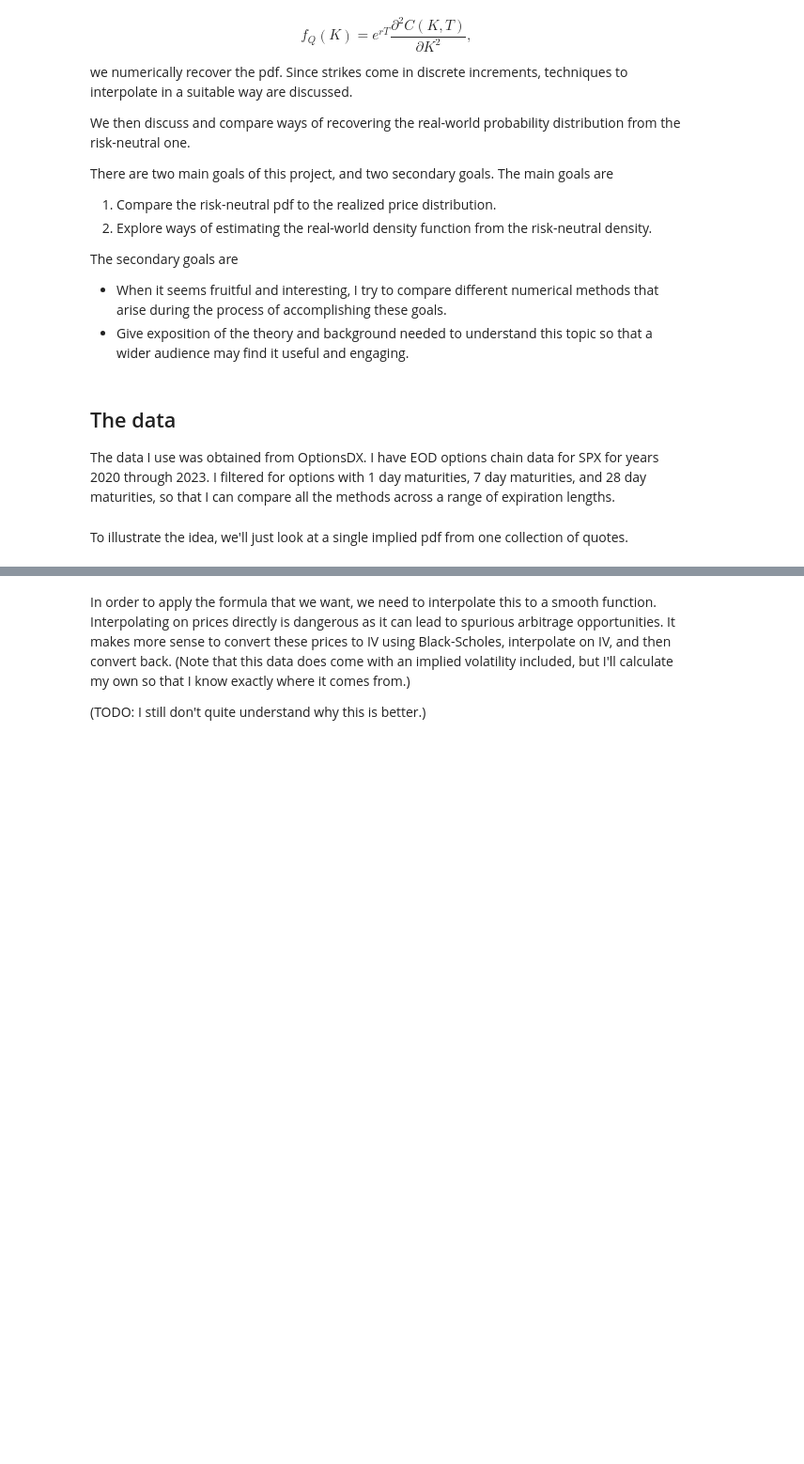
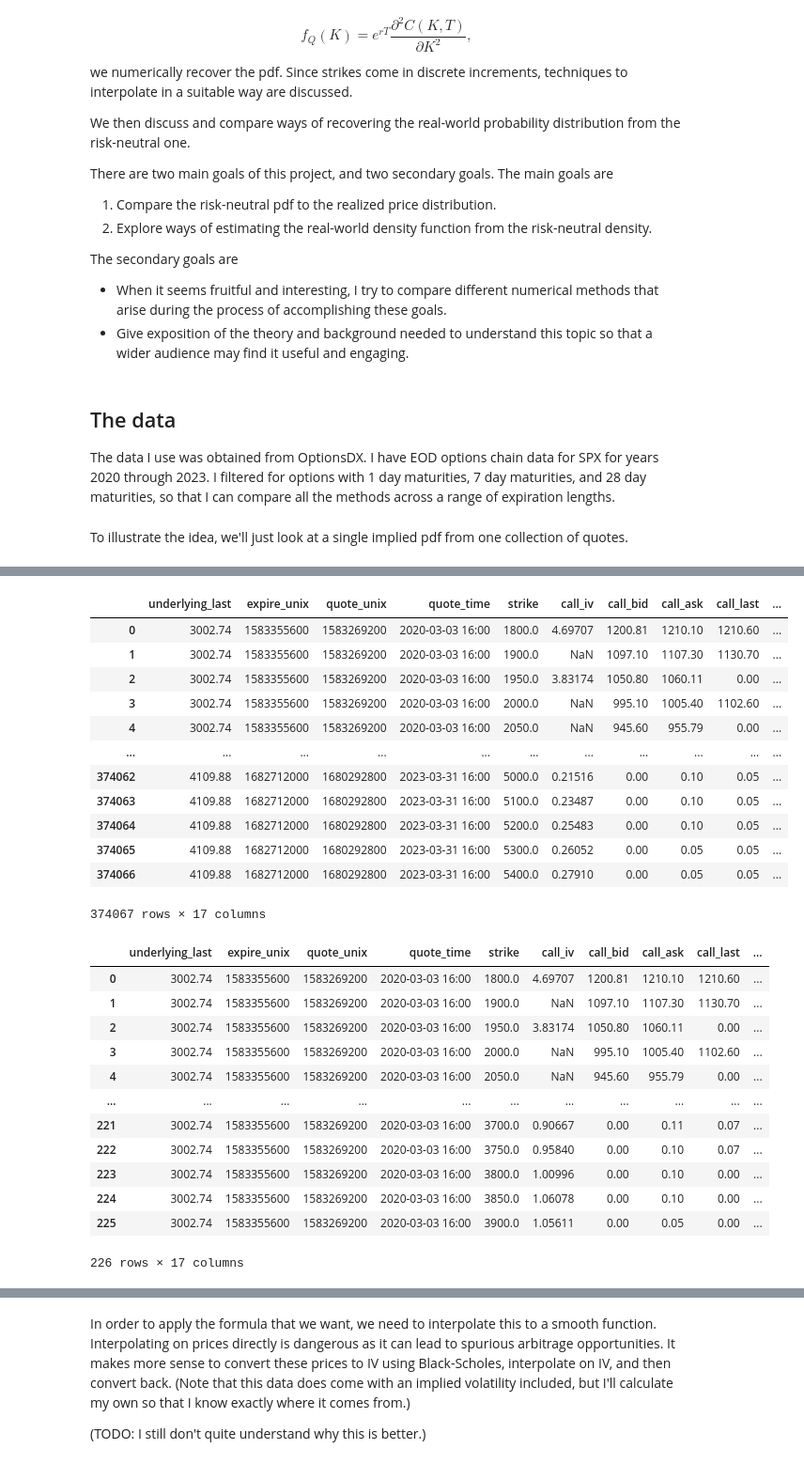
Before and after one commit to swbuchanan/implied-stock-distributions, a Jupyter notebook: project.ipynb, the cells around one changed output, grey strips where cells are left out. Shown: that part at 94% size. Saved outputs shown, nothing was run; the diff lists cells and outputs as text; code cells hidden in the pictures; blank space fills up the shorter version.

```diff
--- a/project.ipynb
+++ b/project.ipynb
@@ -65,37 +65,69 @@ spx_dfs = [
 ]
 
 spx_df = pd.concat(spx_dfs, ignore_index=True).dropna()
+
+
+numeric_cols = ['call_iv', 'call_last', 'put_last'] # TODO: and some more
+for col in numeric_cols:
+    spx_df[col] = pd.to_numeric(spx_df[col], errors="coerce")
 
 
 spx_df['call_bid'] = pd.to_numeric(spx_df['call_bid'], errors='coerce')
 spx_df['call_ask'] = pd.to_numeric(spx_df['call_ask'], errors='coerce')
 spx_df['put_bid'] = pd.to_numeric(spx_df['put_bid'], errors='coerce')
 spx_df['put_ask'] = pd.to_numeric(spx_df['put_ask'], errors='coerce')
 
 for option_type in ['call', 'put']:
     spx_df[f'{option_type}_mid'] = (spx_df[f'{option_type}_ask'] + spx_df[f'{option_type}_bid'])/2
 
 display(spx_df)
 
 spx_1dte = spx_df[spx_df['tte_unix'] == 60*60*24]
 spx_7dte = spx_df[spx_df['tte_unix'] == 60*60*24*7]
 spx_28dte = spx_df[spx_df['tte_unix'] == 60*60*24*28]
 
-# create a collection of dataframes for each day
+# create a collection of dataframes, one for each day
 spx_1dte_dfs = [
     spx_1dte[spx_1dte['quote_unix'] == utime]
     for utime in spx_1dte['quote_unix'].unique()
 ]
 
 spx_7dte_dfs = [
     spx_7dte[spx_7dte['quote_unix'] == utime]
     for utime in spx_7dte['quote_unix'].unique()
 ]
 
 spx_28dte_dfs = [
     spx_28dte[spx_28dte['quote_unix'] == utime]
     for utime in spx_28dte['quote_unix'].unique()
 ]
 
 display(spx_1dte_dfs[0])
+# %% [output]
+|  | underlying_last | expire_unix | quote_unix | quote_time | strike | call_iv | call_bid | call_ask | call_last | ... |
+| 0 | 3002.74 | 1583355600 | 1583269200 | 2020-03-03 16:00 | 1800.0 | 4.69707 | 1200.81 | 1210.10 | 1210.60 | ... |
+| 1 | 3002.74 | 1583355600 | 1583269200 | 2020-03-03 16:00 | 1900.0 | NaN | 1097.10 | 1107.30 | 1130.70 | ... |
+| 2 | 3002.74 | 1583355600 | 1583269200 | 2020-03-03 16:00 | 1950.0 | 3.83174 | 1050.80 | 1060.11 | 0.00 | ... |
+| 3 | 3002.74 | 1583355600 | 1583269200 | 2020-03-03 16:00 | 2000.0 | NaN | 995.10 | 1005.40 | 1102.60 | ... |
+| 4 | 3002.74 | 1583355600 | 1583269200 | 2020-03-03 16:00 | 2050.0 | NaN | 945.60 | 955.79 | 0.00 | ... |
+| ... | ... | ... | ... | ... | ... | ... | ... | ... | ... | ... |
+| 374062 | 4109.88 | 1682712000 | 1680292800 | 2023-03-31 16:00 | 5000.0 | 0.21516 | 0.00 | 0.10 | 0.05 | ... |
+| 374063 | 4109.88 | 1682712000 | 1680292800 | 2023-03-31 16:00 | 5100.0 | 0.23487 | 0.00 | 0.10 | 0.05 | ... |
+| 374064 | 4109.88 | 1682712000 | 1680292800 | 2023-03-31 16:00 | 5200.0 | 0.25483 | 0.00 | 0.10 | 0.05 | ... |
+| 374065 | 4109.88 | 1682712000 | 1680292800 | 2023-03-31 16:00 | 5300.0 | 0.26052 | 0.00 | 0.05 | 0.05 | ... |
+| 374066 | 4109.88 | 1682712000 | 1680292800 | 2023-03-31 16:00 | 5400.0 | 0.27910 | 0.00 | 0.05 | 0.05 | ... |
+374067 rows × 17 columns
+|  | underlying_last | expire_unix | quote_unix | quote_time | strike | call_iv | call_bid | call_ask | call_last | ... |
+| 0 | 3002.74 | 1583355600 | 1583269200 | 2020-03-03 16:00 | 1800.0 | 4.69707 | 1200.81 | 1210.10 | 1210.60 | ... |
+| 1 | 3002.74 | 1583355600 | 1583269200 | 2020-03-03 16:00 | 1900.0 | NaN | 1097.10 | 1107.30 | 1130.70 | ... |
+| 2 | 3002.74 | 1583355600 | 1583269200 | 2020-03-03 16:00 | 1950.0 | 3.83174 | 1050.80 | 1060.11 | 0.00 | ... |
+| 3 | 3002.74 | 1583355600 | 1583269200 | 2020-03-03 16:00 | 2000.0 | NaN | 995.10 | 1005.40 | 1102.60 | ... |
+| 4 | 3002.74 | 1583355600 | 1583269200 | 2020-03-03 16:00 | 2050.0 | NaN | 945.60 | 955.79 | 0.00 | ... |
+| ... | ... | ... | ... | ... | ... | ... | ... | ... | ... | ... |
+| 221 | 3002.74 | 1583355600 | 1583269200 | 2020-03-03 16:00 | 3700.0 | 0.90667 | 0.00 | 0.11 | 0.07 | ... |
+| 222 | 3002.74 | 1583355600 | 1583269200 | 2020-03-03 16:00 | 3750.0 | 0.95840 | 0.00 | 0.10 | 0.07 | ... |
+| 223 | 3002.74 | 1583355600 | 1583269200 | 2020-03-03 16:00 | 3800.0 | 1.00996 | 0.00 | 0.10 | 0.00 | ... |
+| 224 | 3002.74 | 1583355600 | 1583269200 | 2020-03-03 16:00 | 3850.0 | 1.06078 | 0.00 | 0.10 | 0.00 | ... |
+| 225 | 3002.74 | 1583355600 | 1583269200 | 2020-03-03 16:00 | 3900.0 | 1.05611 | 0.00 | 0.05 | 0.00 | ... |
+226 rows × 17 columns
 # %%
```
Also changed, not shown: parts of 6 cells of this notebook, 6 other files.
